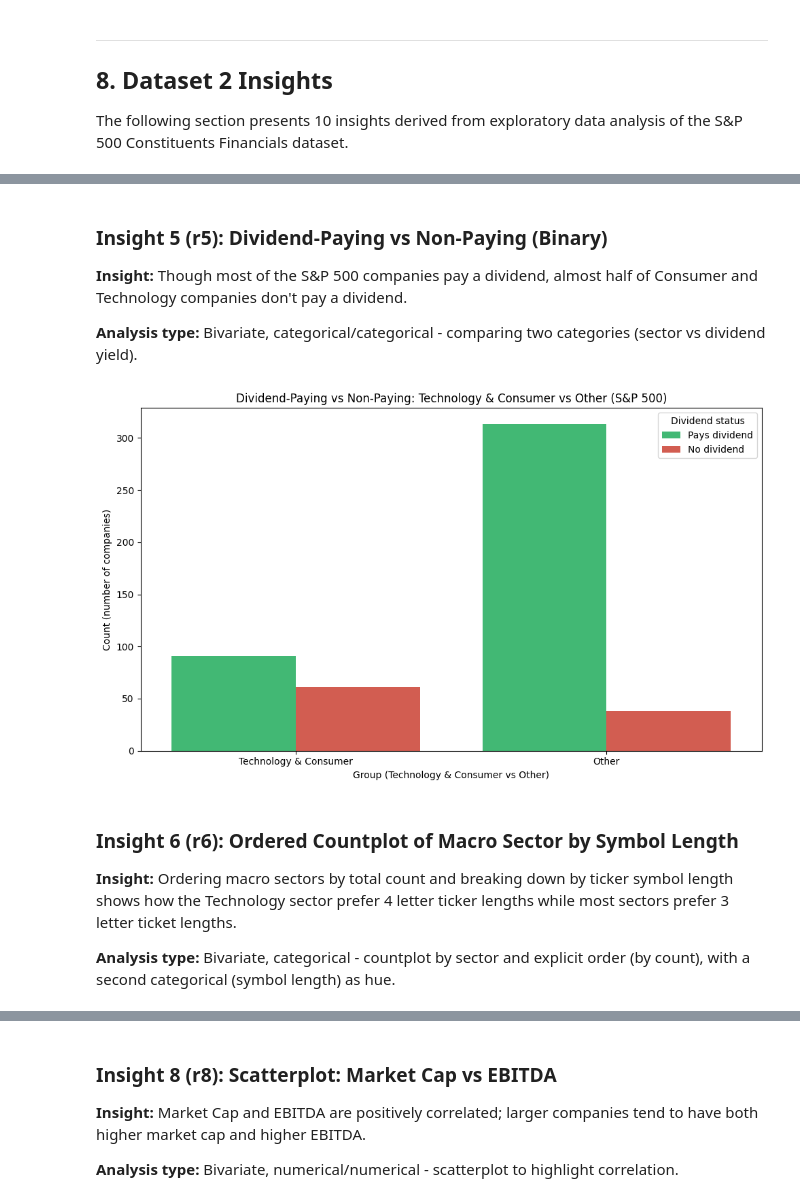
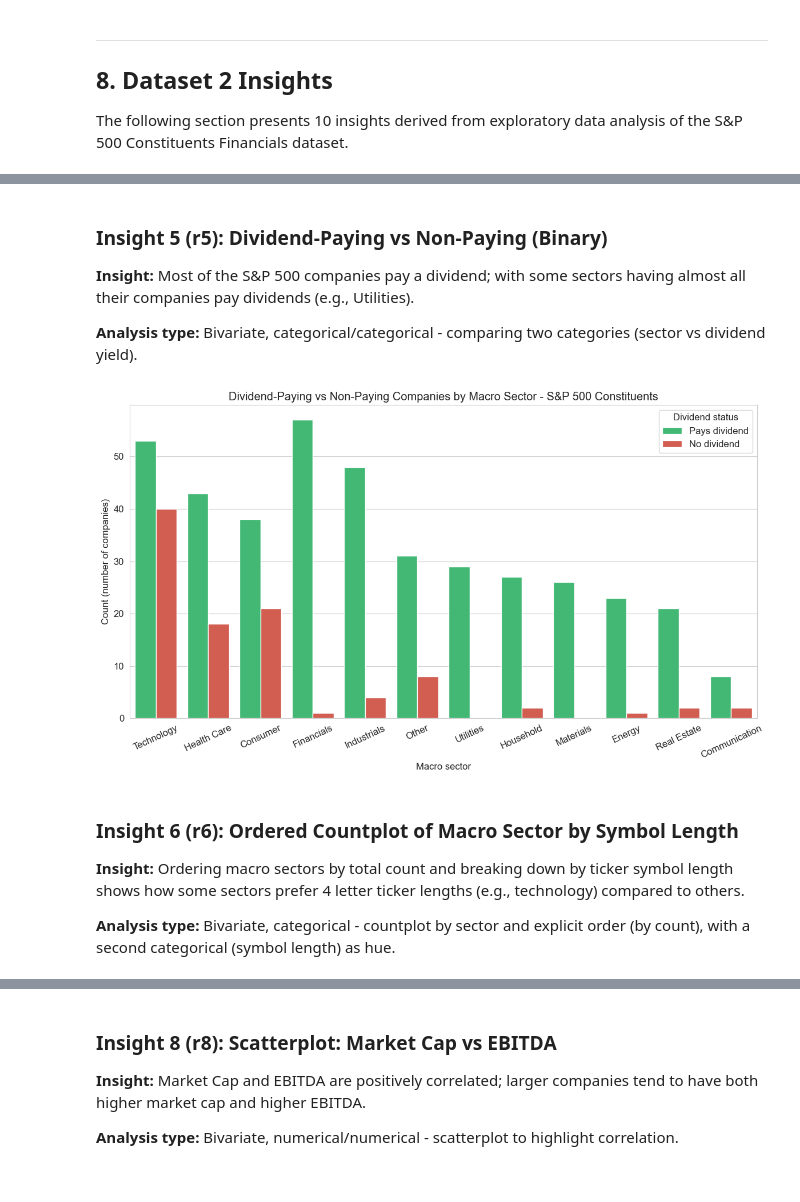
Before and after one commit to peter-bf/CSI4142, a Jupyter notebook: A1/CSI4142_A1_300295193_300286634.ipynb, the cells around one changed output, grey strips where cells are left out. Drawn from its saved outputs; the diff is of its cells as text; code cells hidden in the pictures.

```diff
--- a/A1/CSI4142_A1_300295193_300286634.ipynb
+++ b/A1/CSI4142_A1_300295193_300286634.ipynb
@@ -762,42 +747,33 @@ Passing `palette` without assigning `hue` is deprecated and will be removed in v
 # %% [markdown]
 ### Insight 5 (r5): Dividend-Paying vs Non-Paying (Binary)
 
-**Insight:** Though most of the S&P 500 companies pay a dividend, almost half of Consumer and Technology companies don't pay a dividend.
+**Insight:** Most of the S&P 500 companies pay a dividend; with some sectors having almost all their companies pay dividends (e.g., Utilities).
 
 **Analysis type:** Bivariate, categorical/categorical - comparing two categories (sector vs dividend yield).
 # %%
-# Combine Technology and Consumer macro sectors vs all others, and compare dividend-paying status
-def group_tech_consumer(macro_sector):
-    if "Tech" in macro_sector or "Consumer" in macro_sector:
-        return "Technology & Consumer"
-    else:
-        return "Other"
+df["DividendPayer"] = (df["Dividend Yield"] > 0).map({True: "Pays dividend", False: "No dividend"})
 
-df["SectorGroup"] = df["MacroSector"].apply(group_tech_consumer)
-df["DividendPayer"] = df["Dividend Yield"].apply(lambda x: "Pays dividend" if x > 0 else "No dividend")
-
-sector_order = ["Technology & Consumer", "Other"]
-
-fig, ax = plt.subplots(figsize=(10, 6))
+fig, ax = plt.subplots(figsize=(12, 7))
 sns.countplot(
     data=df,
-    x="SectorGroup",
+    x="MacroSector",
     hue="DividendPayer",
-    order=sector_order,
+    order=df["MacroSector"].value_counts().index,
     palette=["#2ecc71", "#e74c3c"]
 )
 ax.set_ylabel("Count (number of companies)")
-ax.set_xlabel("Group (Technology & Consumer vs Other)")
-ax.set_title("Dividend-Paying vs Non-Paying: Technology & Consumer vs Other (S&P 500)")
+ax.set_xlabel("Macro sector")
+ax.set_title("Dividend-Paying vs Non-Paying Companies by Macro Sector - S&P 500 Constituents")
 ax.legend(title="Dividend status", loc="best")
+plt.xticks(rotation=25)
 plt.tight_layout()
 plt.show()
 # %% [output]
-[figure, old version]
+[figure, new version]
 # %% [markdown]
 ### Insight 6 (r6): Ordered Countplot of Macro Sector by Symbol Length
 
-**Insight:** Ordering macro sectors by total count and breaking down by ticker symbol length shows how the Technology sector prefer 4 letter ticker lengths while most sectors prefer 3 letter ticket lengths.
+**Insight:** Ordering macro sectors by total count and breaking down by ticker symbol length shows how some sectors prefer 4 letter ticker lengths (e.g., technology) compared to others.
 
 **Analysis type:** Bivariate, categorical - countplot by sector and explicit order (by count), with a second categorical (symbol length) as hue.
 # %%
```
Also changed, not shown: parts of 21 cells of this notebook.
